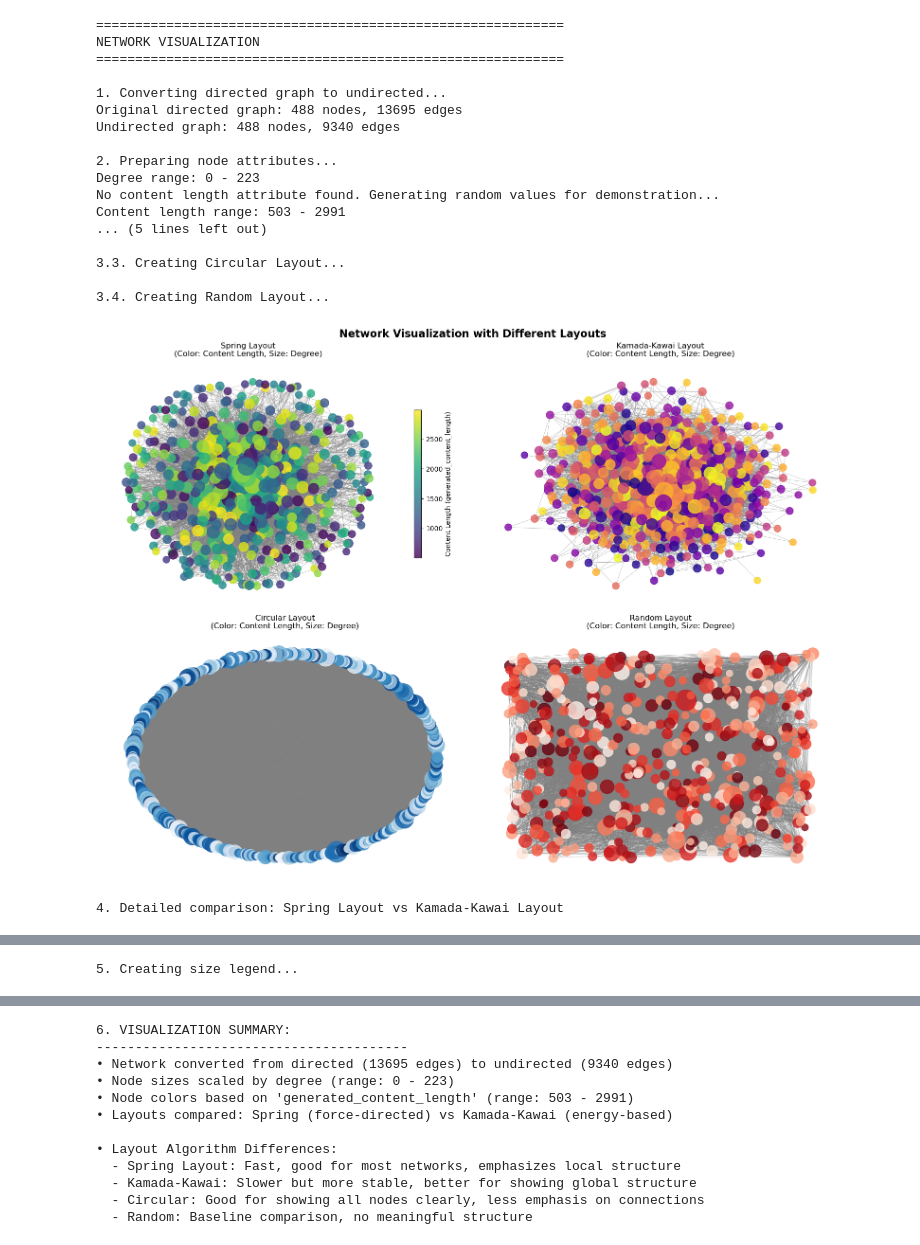
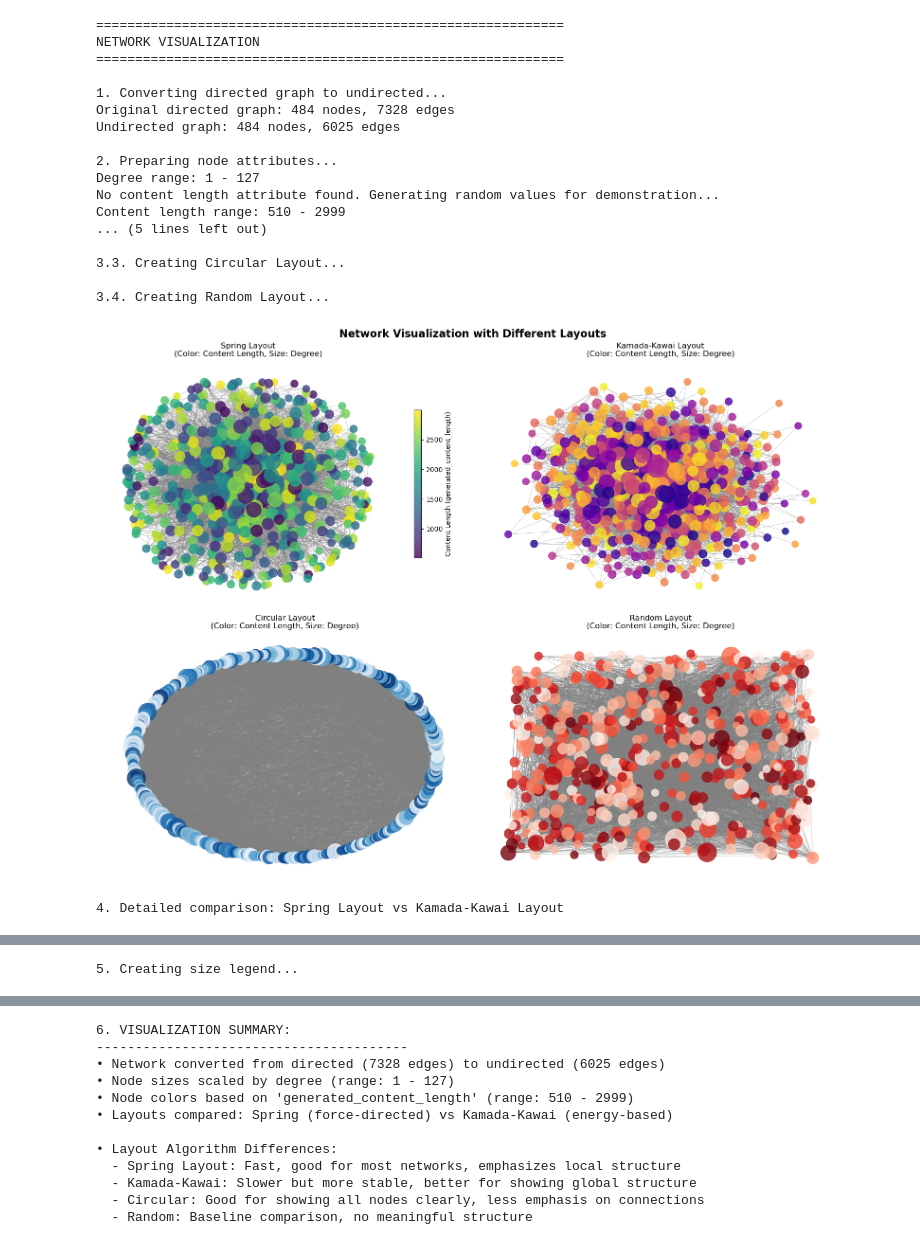
Before and after one commit to adamajane/social-graphs-and-interactions-02805-assignments, a Jupyter notebook: assignment_1/assignment_1_2.ipynb, the cells around one changed output, grey strips where cells are left out. Cells and saved outputs as stored; diff of their text form; code cells hidden in the pictures.

```diff
--- a/assignment_1/assignment_1_2.ipynb
+++ b/assignment_1/assignment_1_2.ipynb
@@ -426,27 +426,27 @@ def visualize_with_custom_colors(G_directed, color_scheme='sequential'):
     plt.show()
 # %%
 # Create or load your graph
-G_directed = nx.read_gexf("C:/Users/vasil/Desktop/Msc/5th term/Social Graphs and Interactions/Lecture 4/rock_performers_graph.gexf")
+G_directed = nx.read_gexf("Files/artists_graph_with_stats.gexf")
 
 # Run the main visualization
 G_undirected, pos = visualize_network(G_directed)
 # %% [output]
 ============================================================
 NETWORK VISUALIZATION
 ============================================================
 
 1. Converting directed graph to undirected...
-Original directed graph: 488 nodes, 13695 edges
-Undirected graph: 488 nodes, 9340 edges
+Original directed graph: 484 nodes, 7328 edges
+Undirected graph: 484 nodes, 6025 edges
 
 2. Preparing node attributes...
-Degree range: 0 - 223
+Degree range: 1 - 127
 No content length attribute found. Generating random values for demonstration...
-Content length range: 503 - 2991
+Content length range: 510 - 2999
 ... (5 lines left out)
 
 3.3. Creating Circular Layout...
 
 3.4. Creating Random Layout...
-[figure, old version]
+[figure, new version]
 4. Detailed comparison: Spring Layout vs Kamada-Kawai Layout
@@ -456,8 +456,8 @@ Content length range: 503 - 2991
 6. VISUALIZATION SUMMARY:
 ----------------------------------------
-• Network converted from directed (13695 edges) to undirected (9340 edges)
-• Node sizes scaled by degree (range: 0 - 223)
-• Node colors based on 'generated_content_length' (range: 503 - 2991)
+• Network converted from directed (7328 edges) to undirected (6025 edges)
+• Node sizes scaled by degree (range: 1 - 127)
+• Node colors based on 'generated_content_length' (range: 510 - 2999)
 • Layouts compared: Spring (force-directed) vs Kamada-Kawai (energy-based)
 
 • Layout Algorithm Differences:
```
Also changed, not shown: parts of 7 cells of this notebook, 1 other file.
